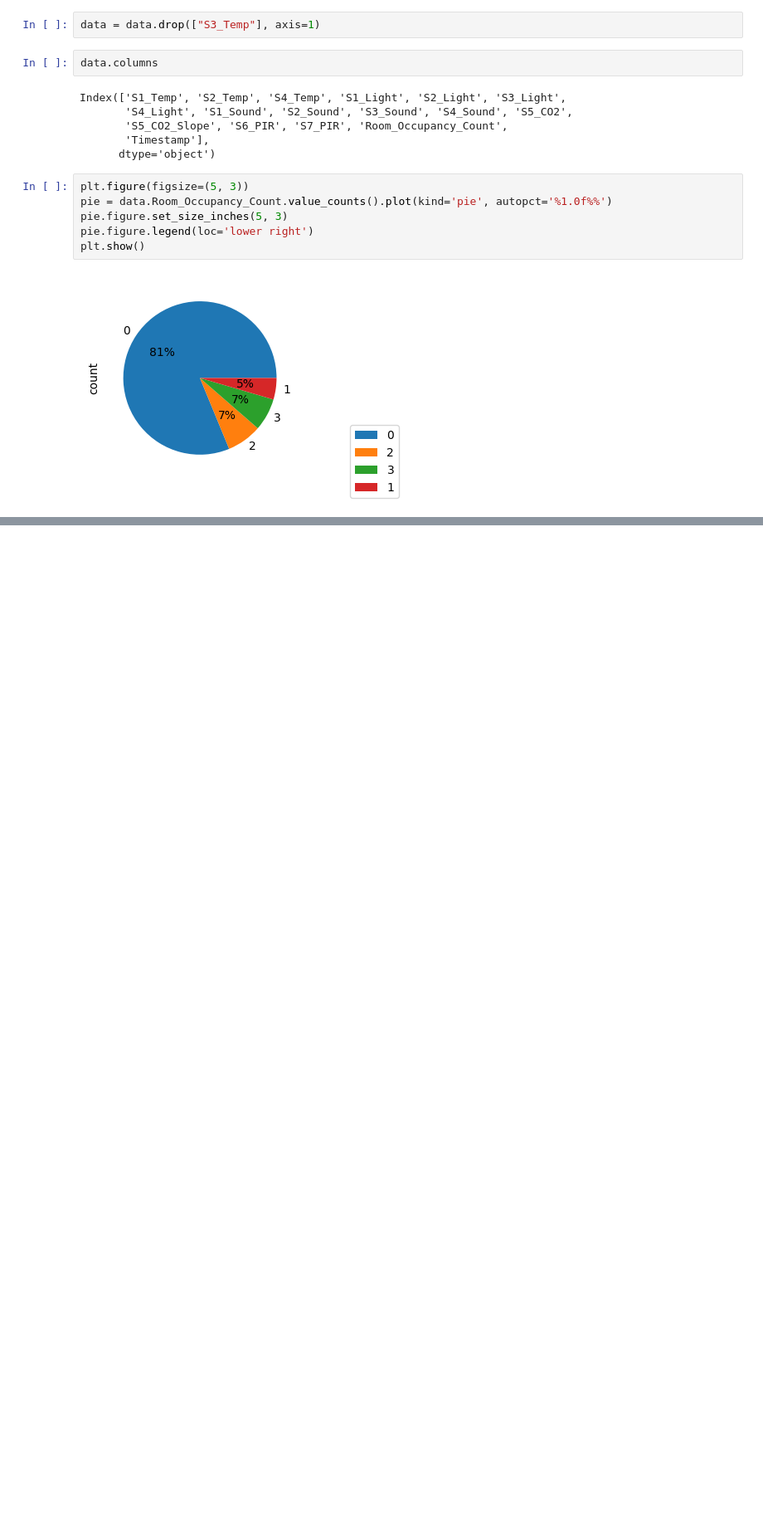
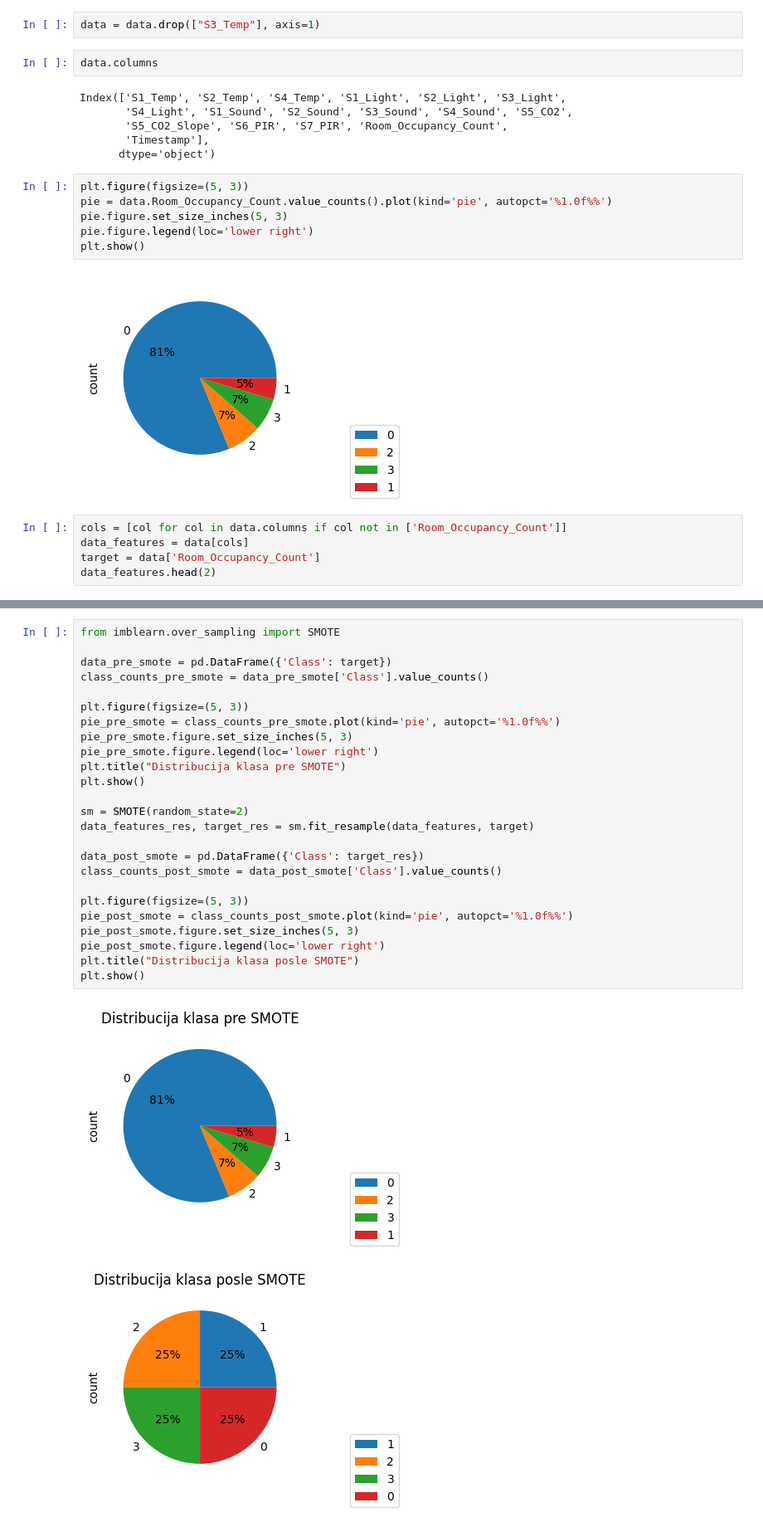
Before and after one commit to NastasijaaS/Machine-Learning-Classification, a Jupyter notebook: projekat1.ipynb, the cells around one changed output, grey strips where cells are left out. Shown at 83% size. Saved outputs shown, nothing was run; the diff lists cells and outputs as text; blank space fills up the shorter version.

```diff
--- a/projekat1.ipynb
+++ b/projekat1.ipynb
@@ -263,3 +275,8 @@ pie.figure.legend(loc='lower right')
 plt.show()
 # %% [output]
 [figure]
+# %%
+cols = [col for col in data.columns if col not in ['Room_Occupancy_Count']]
+data_features = data[cols]
+target = data['Room_Occupancy_Count']
+data_features.head(2)
@@ -265,0 +399,28 @@ plt.show()
+# %%
+from imblearn.over_sampling import SMOTE
+
+data_pre_smote = pd.DataFrame({'Class': target})
+class_counts_pre_smote = data_pre_smote['Class'].value_counts()
+
+plt.figure(figsize=(5, 3))
+pie_pre_smote = class_counts_pre_smote.plot(kind='pie', autopct='%1.0f%%')
+pie_pre_smote.figure.set_size_inches(5, 3)
+pie_pre_smote.figure.legend(loc='lower right')
+plt.title("Distribucija klasa pre SMOTE")
+plt.show()
+
+sm = SMOTE(random_state=2)
+data_features_res, target_res = sm.fit_resample(data_features, target)
+
+data_post_smote = pd.DataFrame({'Class': target_res})
+class_counts_post_smote = data_post_smote['Class'].value_counts()
+
+plt.figure(figsize=(5, 3))
+pie_post_smote = class_counts_post_smote.plot(kind='pie', autopct='%1.0f%%')
+pie_post_smote.figure.set_size_inches(5, 3)
+pie_post_smote.figure.legend(loc='lower right')
+plt.title("Distribucija klasa posle SMOTE")
+plt.show()
+# %% [output]
+[figure, added]
+[figure, added]
```
Also changed, not shown: parts of 50 cells of this notebook.
